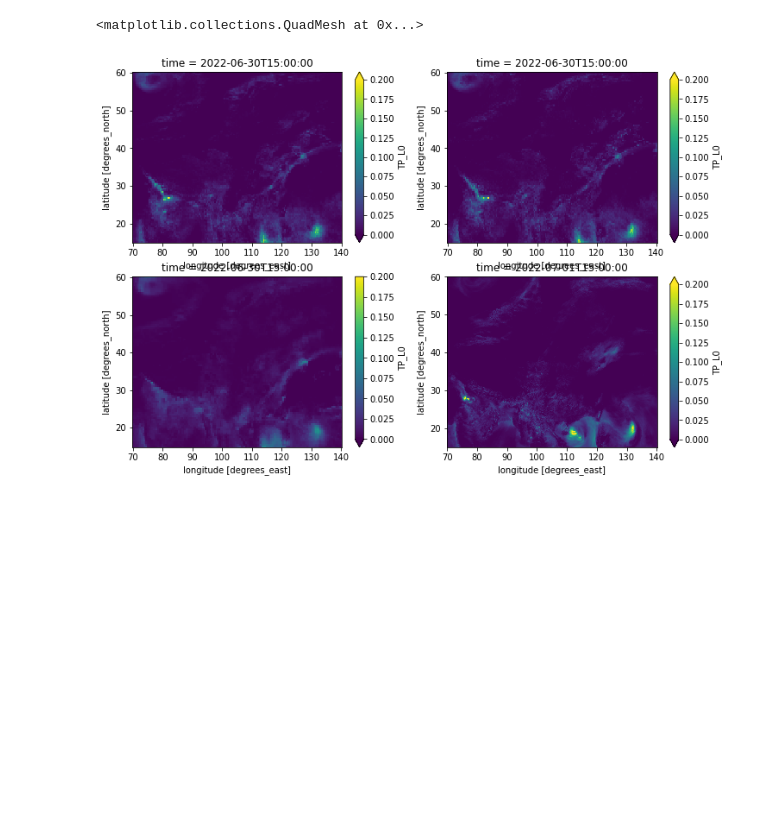
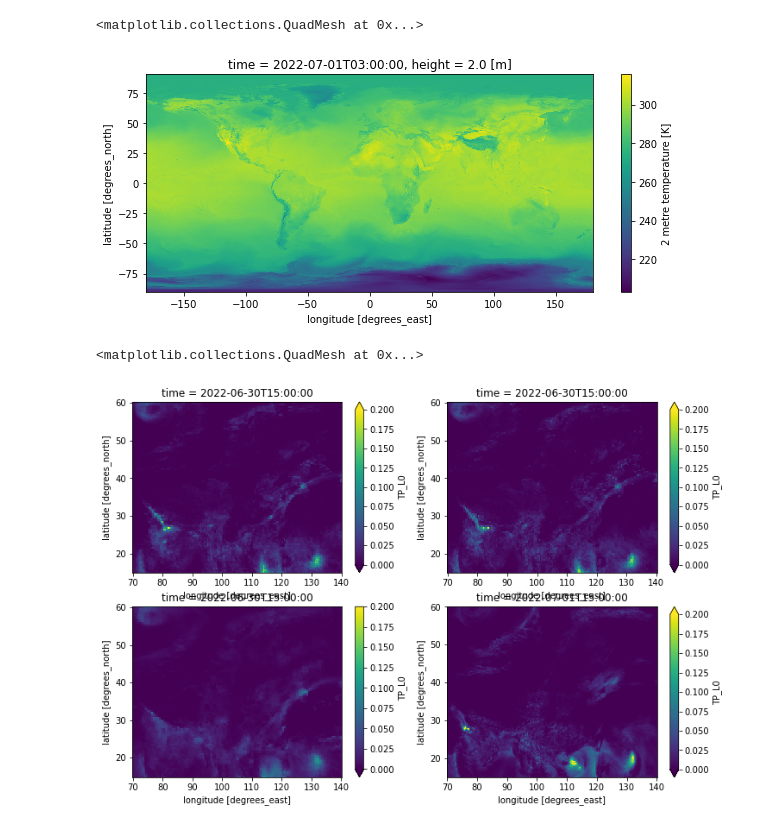
Before and after one commit to cnmetlab/Maesters-of-NWP, a Jupyter notebook: example/example.ipynb, the cells around one changed output. Saved outputs shown, nothing was run; the diff lists cells and outputs as text; code cells hidden in the pictures; blank space fills up the shorter version.

```diff
--- a/example/example.ipynb
+++ b/example/example.ipynb
@@ -1,6 +1,12 @@
 # %%
 import os,sys
 sys.path.append(os.path.dirname(os.getcwd()))
+# %%
+from maesters import Maester
+Maester('ecmwf','oper',varname='TMP_L0',date='2022-07-01 03:00').xarray()['TMP_L0'].plot(figsize=(10,4))
+# %% [output]
+<matplotlib.collections.QuadMesh at 0x...>
+[figure, added]
 # %%
 from maesters import Maester
 from matplotlib import pyplot as plt
```
Also changed, not shown: 4 other files.
